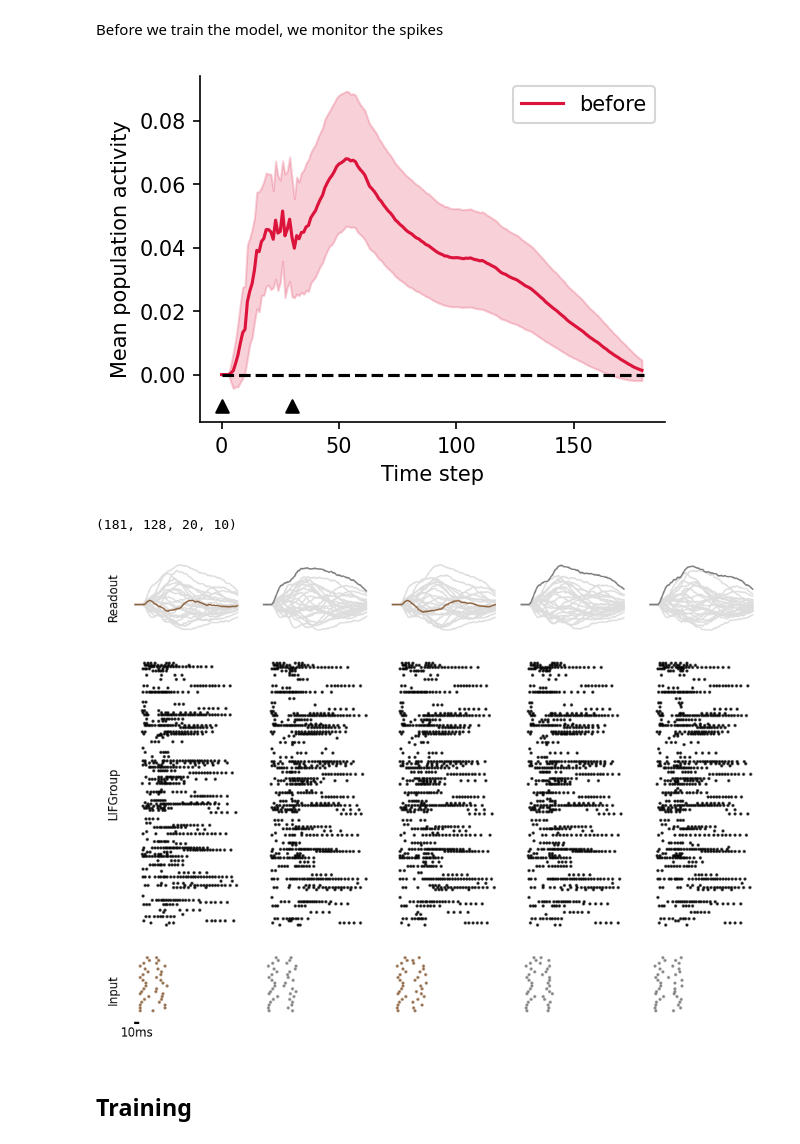
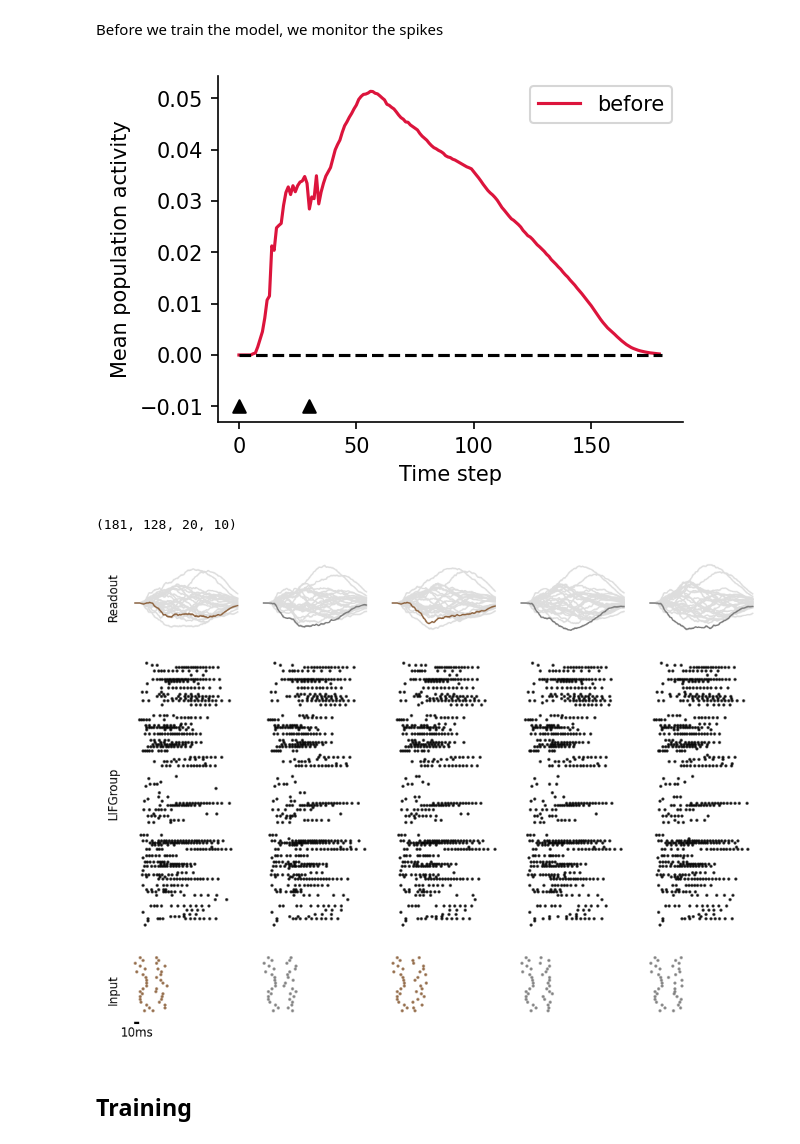
Before and after one commit to fmi-basel/stork, a Jupyter notebook: examples/99_JRJG_FilterCascades_CoRandman.ipynb, the cells around one changed output. Drawn from its saved outputs; the diff is of its cells as text; code cells hidden in the pictures.

```diff
--- a/examples/99_JRJG_FilterCascades_CoRandman.ipynb
+++ b/examples/99_JRJG_FilterCascades_CoRandman.ipynb
@@ -54,7 +54,7 @@ duration = nb_time_steps * dt
 
 
 # Model Parameters
-batch_size = 3000
+batch_size = 3500
 beta = 20
 device = torch.device("cuda:1")
 dtype = torch.float
@@ -80,13 +80,13 @@ upperBoundL2Threshold = (
 )
 
 # Initializer parameters
-sigma_u = 1.0
-nu = nb_spikes / duration
-gain = 15
+sigma_u = None
+nu = None
+gain = 10
 
 
 # seeds
-seed = 246
+seed = 235
 np.random.seed(seed)
 torch.manual_seed(seed)
 
@@ -241,5 +240,5 @@ con_ro.init_parameters(initializer=initializer)
 # %% [markdown]
 Add monitors for spikes and membrane potential
 # %%
-print(model.groups[1])
+model.add_monitor(PopulationFiringRateMonitor(model.groups[1]))
 # %% [output]
@@ -247,3 +245,0 @@ DeltaSynapseLIFGroup()
-# %%
-# model.add_monitor(SpikeCountMonitor(model.groups[1]))
-model.add_monitor(StateMonitor(model.groups[1], "out"))
@@ -290,26 +271,37 @@ before_std_pop_fr = torch.std(before_pop_fr, dim=(0))
+# %%
+before_mean_pop_fr = torch.mean(res[0], dim=(0))
+
+
+data = [
+    [x, y]
+    for (x, y) in zip(np.linspace(0, duration, nb_time_steps), before_mean_pop_fr)
+]
+table = wandb.Table(data=data, columns=["time", "before_mean_pop_fr"])
+wandb.log(
+    {
+        "before_mean_pop_fr_plot": wandb.plot.line(
+            table,
+            "time",
+            "before_mean_pop_fr",
+            title="Mean Population Firing Rate (before training)",
+        )
+    }
+)
 # %%
 fig = plt.figure(figsize=(4, 3), dpi=150)
 plt.plot(before_mean_pop_fr, color="crimson", label="before")
-plt.fill_between(
-    np.arange(before_mean_pop_fr.shape[0]),
-    before_mean_pop_fr - before_std_pop_fr,
-    before_mean_pop_fr + before_std_pop_fr,
-    color="crimson",
-    alpha=0.2,
-)
-
 
 plt.hlines(0, 0, before_mean_pop_fr.shape[0], linestyle="--", color="black")
 
 
 plt.scatter([0, sample_duration + T_delay], [-0.01, -0.01], color="black", marker="^")
 
 plt.xlabel("Time step")
 plt.ylabel("Mean population activity")
 plt.legend(loc="upper right")
 sns.despine()
 # %% [output]
-[figure, old version]
+[figure, new version]
 # %%
 before_weighted_filters = model.connections[0].get_filterbanks(T=duration)
 
@@ -324,7 +316,7 @@ before_weighted_filters_sum = before_weighted_filters.sum(axis=3)
 plt.figure(dpi=150)
 plot_activity_snapshot(model, data=ds_test, point_alpha=0.8, show_predictions=False)
 # %% [output]
-[figure, old version]
+[figure, new version]
 # %% [markdown]
 ## Training
 # %%
```
Also changed, not shown: parts of 24 cells of this notebook, 1 other file.
